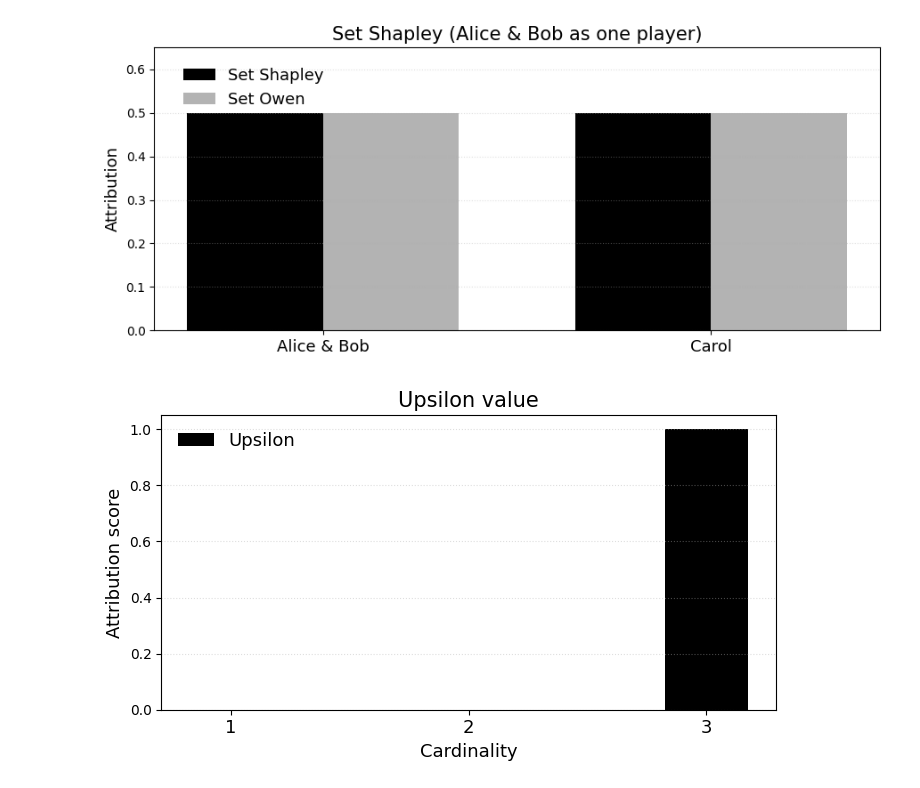
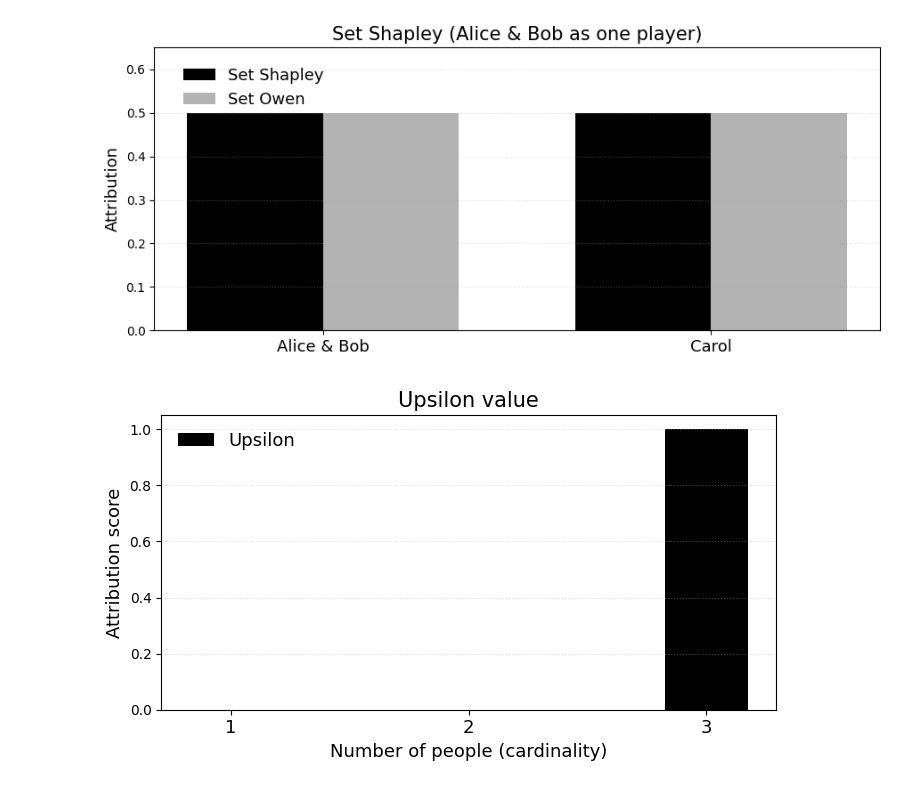
Before and after one commit to filipnaudot/powerXAI, a Jupyter notebook: examples/toy_examples.ipynb, the cells around one changed output. Drawn from its saved outputs; the diff is of its cells as text; code cells hidden in the pictures.

```diff
--- a/examples/toy_examples.ipynb
+++ b/examples/toy_examples.ipynb
@@ -130,18 +130,18 @@ plt.tight_layout()
 # %%
 PLAYERS = ["Alice", "Bob", "Carol"]
 upsilon = np.array([upsilon_value(cardinality=i+1, players=PLAYERS, value_function=player_3_game) for i in range(3)])
 
 
 # PLOT
 x = np.arange(3)
 fig, ax = plt.subplots(figsize=(7, 4))
 ax.bar(x, upsilon, w, label="Upsilon", color=PLOT_COLORS.BLACK)
 ax.set_xticks(x); ax.set_xticklabels(["1", "2", "3"], fontsize=13)
-ax.set_xlabel("Cardinality", fontsize=13)
+ax.set_xlabel("Number of people (cardinality)", fontsize=13)
 ax.set_ylabel("Attribution score", fontsize=13)
 ax.set_title("Upsilon value", fontsize=15)
 ax.grid(axis="y", linestyle=":", alpha=0.4)
 ax.legend(frameon=False, fontsize=13)
 plt.tight_layout()
 # %% [output]
-[figure, old version]
+[figure, new version]
```
Also changed, not shown: 2 other files.
